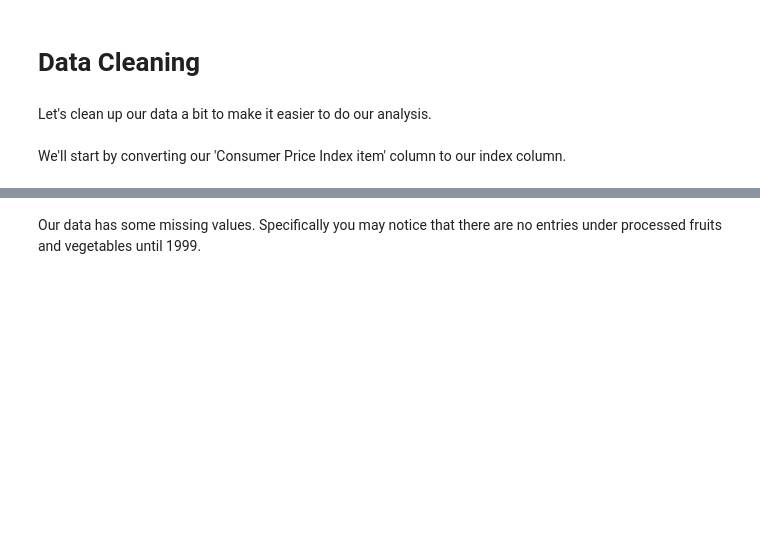
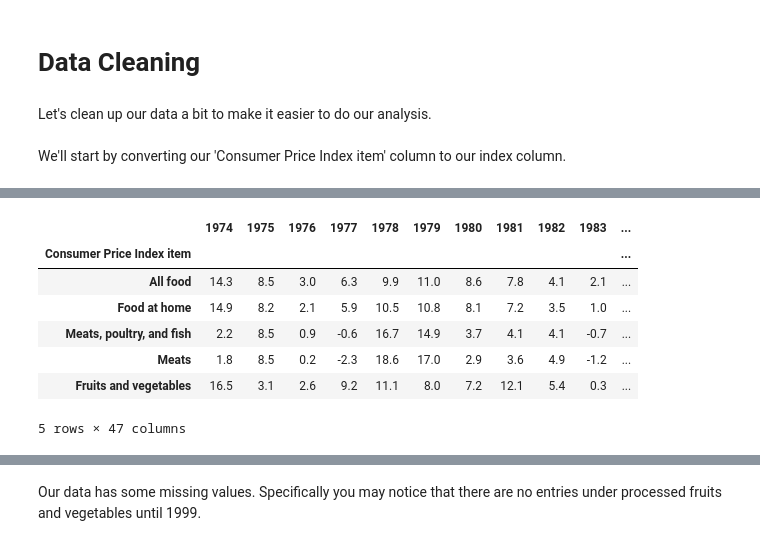
Before and after one commit to Zhu-Daniel/FoodPriceOutlookML, a Jupyter notebook: cmsc320finalproj.ipynb, the cells around one changed output, grey strips where cells are left out. Drawn from its saved outputs; the diff is of its cells as text; code cells hidden in the pictures; blank space fills up the shorter version.

```diff
--- a/cmsc320finalproj.ipynb
+++ b/cmsc320finalproj.ipynb
@@ -58,0 +73,47 @@ data.set_index('Consumer Price Index item', inplace=True)
+# %%
+'''
+To determine if a column is a subset of another row or not, we can take a look at the original data table (in excel) where
+tabs are used to determine if a row belongs under another row
+For example
+'Fruits and vegetables'
+    'Fresh fruits and vegetables'
+        'Fresh fruits'
+        'Processed vegetables'
+    'Processed fruits and vegetables'
+
+'Fruits and vegetables' aggregates 'Fresh fruits and vegetables' and 'Processed fruits and vegetables' (ie. 'Fresh fruits and
+vegetables' and 'Processed fruits and vegetables' are a subset under 'Fruits and vegetables')
+Similar logic applies for 'Fresh fruits and vegetables' wich includes 'Fresh fruits' and 'Processed vegetables'
+
+The aggregated columns in our dataset are
+'All food', 'Food at home', 'Meats, poultry, and fish', 'Meats ', 'Fruits and vegetables', 'Fresh fruits and vegetables'
+
+The non aggregated columns in our dataset are
+'Food away from home', 'Beef and veal', 'Pork', 'Other meats', 'Poultry', 'Fish and seafood', 'Eggs',
+'Dairy products', 'Fats and oils', 'Fresh fruits  ', 'Fresh vegetables', 'Processed fruits and vegetables', 'Sugar and sweets',
+'Cereals and bakery products', 'Nonalcoholic beverages', 'Other foods'
+'''
+data_aggregated_rows = data.copy()
+
+# drop the rows we don't want
+data_aggregated_rows.drop(labels = [
+'Food away from home', 'Beef and veal', 'Pork', 'Other meats', 'Poultry', 'Fish and seafood', 'Eggs',
+'Dairy products', 'Fats and oils', 'Fresh fruits  ', 'Fresh vegetables', 'Processed fruits and vegetables', 'Sugar and sweets',
+'Cereals and bakery products', 'Nonalcoholic beverages', 'Other foods'
+], inplace=True)
+
+data.drop(labels = ['All food', 'Food at home', 'Meats, poultry, and fish', 'Meats ', 'Fruits and vegetables', 'Fresh fruits and vegetables'
+], inplace=True)
+
+# now data_aggregated_rows has the aggregated data rows
+# data only has the lowest level rows
+data_aggregated_rows.head()
+# %% [output]
+|  | 1974 | 1975 | 1976 | 1977 | 1978 | 1979 | 1980 | 1981 | 1982 | 1983 | ... |
+| Consumer Price Index item |  |  |  |  |  |  |  |  |  |  | ... |
+| All food | 14.3 | 8.5 | 3.0 | 6.3 | 9.9 | 11.0 | 8.6 | 7.8 | 4.1 | 2.1 | ... |
+| Food at home | 14.9 | 8.2 | 2.1 | 5.9 | 10.5 | 10.8 | 8.1 | 7.2 | 3.5 | 1.0 | ... |
+| Meats, poultry, and fish | 2.2 | 8.5 | 0.9 | -0.6 | 16.7 | 14.9 | 3.7 | 4.1 | 4.1 | -0.7 | ... |
+| Meats | 1.8 | 8.5 | 0.2 | -2.3 | 18.6 | 17.0 | 2.9 | 3.6 | 4.9 | -1.2 | ... |
+| Fruits and vegetables | 16.5 | 3.1 | 2.6 | 9.2 | 11.1 | 8.0 | 7.2 | 12.1 | 5.4 | 0.3 | ... |
+5 rows × 47 columns
```
Also changed, not shown: parts of 5 cells of this notebook.
